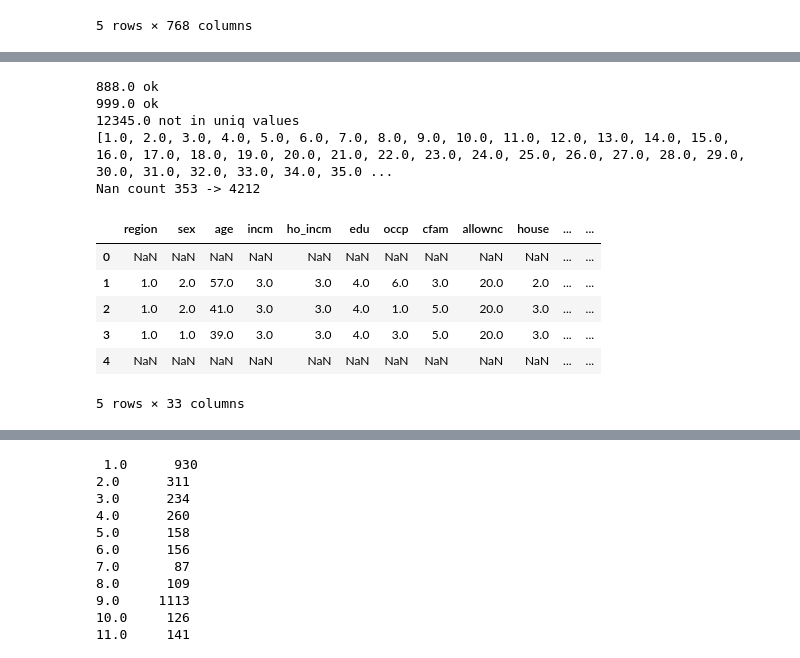
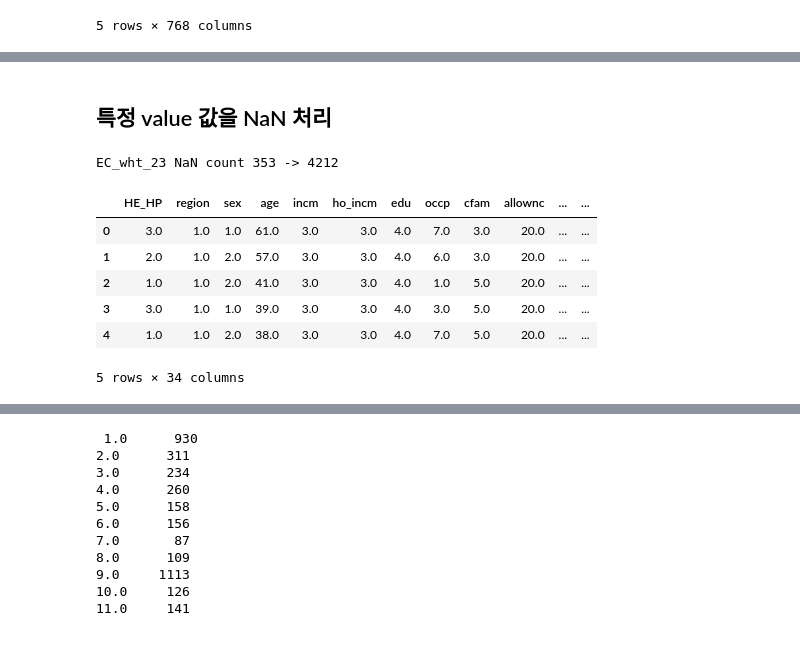
Before and after one commit to zoot0134/kdata_project_2018, a Jupyter notebook: DecisionTreeClassifier_to_pdf_accuracyRate_4(LEE).ipynb, the cells around one changed output, grey strips where cells are left out. Saved outputs shown, nothing was run; the diff lists cells and outputs as text; code cells hidden in the pictures.

```diff
--- a/DecisionTreeClassifier_to_pdf_accuracyRate_4(LEE).ipynb
+++ b/DecisionTreeClassifier_to_pdf_accuracyRate_4(LEE).ipynb
@@ -36,5 +37,6 @@ df_all.shape :  (8150, 768)
 # %%
 mini_df_data = pd.DataFrame(df_data, columns=[
+    df_data.HE_HP.name ,
     df_data.region.name ,
     df_data.sex.name ,
     df_data.age.name ,
@@ -69,5 +71,6 @@ mini_df_data = pd.DataFrame(df_data, columns=[
     df_data.EC_pedu_1.name ,
     df_data.EC_pedu_2.name
 ])
+print(mini_df_data.shape)
 mini_df_data.head()
 # %% [output]
@@ -80,0 +87,4 @@ mini_df_data.head()
+# %%
+mini_df_data = mini_df_data.dropna(how='all')
+print(mini_df_data.shape)
+mini_df_data.head()
@@ -80,0 +102,3 @@ mini_df_data.head()
+# %%
+nan_names = mini_df_data.columns[mini_df_data.isna().any()]
+nan_names
@@ -80,0 +111,6 @@ mini_df_data.head()
+# %%
+for index, name in enumerate(nan_names) :
+    nan_count = pd.value_counts(mini_df_data[name], dropna=False)[np.nan]
+    print("[ %3d ] %s NaN count %s" % (index,name,nan_count))
+    pd.value_counts(mini_df_data[name], dropna=False).plot.bar()
+    plt.show()
@@ -81,40 +131,32 @@ mini_df_data.head()
+# %% [markdown]
+## 특정 value 값을 NaN 처리
 # %%
 def setNanValues(df_data, name, nan_values) :
 
     tmp_df = df_data.copy()
 
-    start_na_count = getattr(tmp_df,name).isna().sum()
+    start_na_count = tmp_df[name].isna().sum()
 
-    uniq_values = sorted(map(float,getattr(tmp_df,name).dropna().unique()))
+    uniq_values = sorted(map(float,tmp_df[name].dropna().unique()))
 
-    for t_nan in nan_values :
-        if(t_nan not in uniq_values) :
-            print("%s not in uniq values" % t_nan)
-            continue
+    tmp_df[name] = tmp_df[name].map(lambda x: np.nan if x in nan_values else x)
 
-        tmp_df[getattr(tmp_df,name) == t_nan] = np.nan
-        print("%s ok" % t_nan)
+    #print(sorted(map(float,tmp_df[name].dropna().unique())))
 
-    print(sorted(map(float,getattr(tmp_df,name).dropna().unique())))
+    end_na_count = tmp_df[name].isna().sum()
 
-    end_na_count = getattr(tmp_df,name).isna().sum()
-
-    print("Nan count %s -> %s" % (start_na_count,end_na_count))
+    print("%s NaN count %s -> %s" % (name,start_na_count,end_na_count))
 
     return tmp_df
 
-nan_df = setNanValues(mini_df_data, df_data.EC_wht_23.name, [888.0, 999.0, 12345.0])
-nan_df.head()
+nan_df_data = setNanValues(mini_df_data, df_data.EC_wht_23.name, [888.0, 999.0, 12345.0])
+nan_df_data.head()
 # %% [output]
-888.0 ok
-999.0 ok
-12345.0 not in uniq values
-[1.0, 2.0, 3.0, 4.0, 5.0, 6.0, 7.0, 8.0, 9.0, 10.0, 11.0, 12.0, 13.0, 14.0, 15.0, 16.0, 17.0, 18.0, 19.0, 20.0, 21.0, 22.0, 23.0, 24.0, 25.0, 26.0, 27.0, 28.0, 29.0, 30.0, 31.0, 32.0, 33.0, 34.0, 35.0 ...
-Nan count 353 -> 4212
+EC_wht_23 NaN count 353 -> 4212
-|  | region | sex | age | incm | ho_incm | edu | occp | cfam | allownc | house | ... | ... |
-| 0 | NaN | NaN | NaN | NaN | NaN | NaN | NaN | NaN | NaN | NaN | ... | ... |
-| 1 | 1.0 | 2.0 | 57.0 | 3.0 | 3.0 | 4.0 | 6.0 | 3.0 | 20.0 | 2.0 | ... | ... |
-| 2 | 1.0 | 2.0 | 41.0 | 3.0 | 3.0 | 4.0 | 1.0 | 5.0 | 20.0 | 3.0 | ... | ... |
-| 3 | 1.0 | 1.0 | 39.0 | 3.0 | 3.0 | 4.0 | 3.0 | 5.0 | 20.0 | 3.0 | ... | ... |
-| 4 | NaN | NaN | NaN | NaN | NaN | NaN | NaN | NaN | NaN | NaN | ... | ... |
+|  | HE_HP | region | sex | age | incm | ho_incm | edu | occp | cfam | allownc | ... | ... |
+| 0 | 3.0 | 1.0 | 1.0 | 61.0 | 3.0 | 3.0 | 4.0 | 7.0 | 3.0 | 20.0 | ... | ... |
+| 1 | 2.0 | 1.0 | 2.0 | 57.0 | 3.0 | 3.0 | 4.0 | 6.0 | 3.0 | 20.0 | ... | ... |
+| 2 | 1.0 | 1.0 | 2.0 | 41.0 | 3.0 | 3.0 | 4.0 | 1.0 | 5.0 | 20.0 | ... | ... |
+| 3 | 3.0 | 1.0 | 1.0 | 39.0 | 3.0 | 3.0 | 4.0 | 3.0 | 5.0 | 20.0 | ... | ... |
+| 4 | 1.0 | 1.0 | 2.0 | 38.0 | 3.0 | 3.0 | 4.0 | 7.0 | 5.0 | 20.0 | ... | ... |
-5 rows × 33 columns
+5 rows × 34 columns
```
Also changed, not shown: parts of 20 cells of this notebook.
